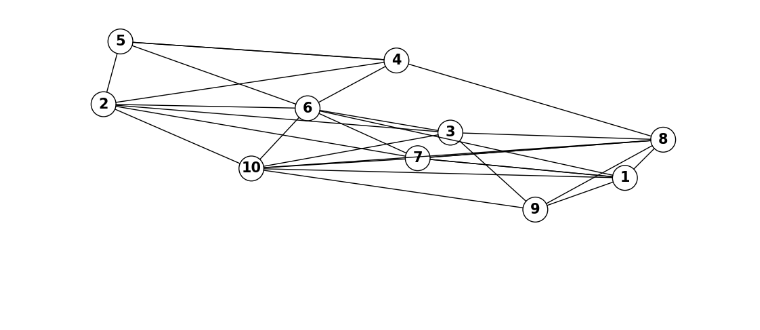
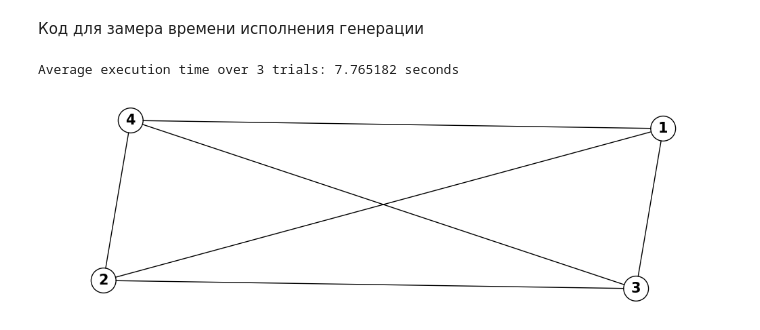
Before and after one commit to wequalwo/searchInGraph, a Jupyter notebook: analyse.ipynb, the cells around one changed output. Drawn from its saved outputs; the diff is of its cells as text; code cells hidden in the pictures; blank space fills up the shorter version.

```diff
--- a/analyse.ipynb
+++ b/analyse.ipynb
@@ -7,27 +8,49 @@ from collections import defaultdict
+# %% [markdown]
+Код для замера времени исполнения генерации
+# %%
+def measure_execution_time(program, num_vertices, num_trials):
+    total_time = 0
+    for _ in range(num_trials):
+        start_time = time.time()
+        subprocess.run([program, str(num_vertices)], stdout=subprocess.DEVNULL, stderr=subprocess.DEVNULL)
+        end_time = time.time()
+        execution_time = end_time - start_time
+        total_time += execution_time
+    average_time = total_time / num_trials
+    return average_time
+
+
+program_name = "a.exe"
+num_vertices = 10000
+num_trials = 3
+average_execution_time = measure_execution_time(program_name, num_vertices, num_trials)
+print(f"Average execution time over {num_trials} trials: {average_execution_time:.6f} seconds")
+# %% [output]
+Average execution time over 3 trials: 7.765182 seconds
 # %%
 # Компиляция prufer.cpp с помощью g++
 #subprocess.run(["g++", "prufer.cpp", "-o", "a.exe"], check=True)
 
 # Запуск a.exe и ожидание завершения
-subprocess.run(["a.exe", "10"], check=True)
+subprocess.run(["a.exe", "4"], check=True)
 
 # Загружаем граф из файла в формате dot с помощью networkx и pydot
 G = nx.nx_pydot.read_dot('graph.dot')
 
 # Рисуем дерево
 plt.figure(figsize=(10, 3))
 nx.draw(G,
         with_labels=True,
         node_size=700,
         node_color="none",
         edgecolors="black",
         font_size=15,
         font_weight='bold',
         edge_color='black',
         font_color='black')
 plt.show()
 # %% [output]
-[figure, old version]
+[figure, new version]
 # %%
 import subprocess
 from collections import defaultdict
```
Also changed, not shown: parts of 2 cells of this notebook, 1 other file.
